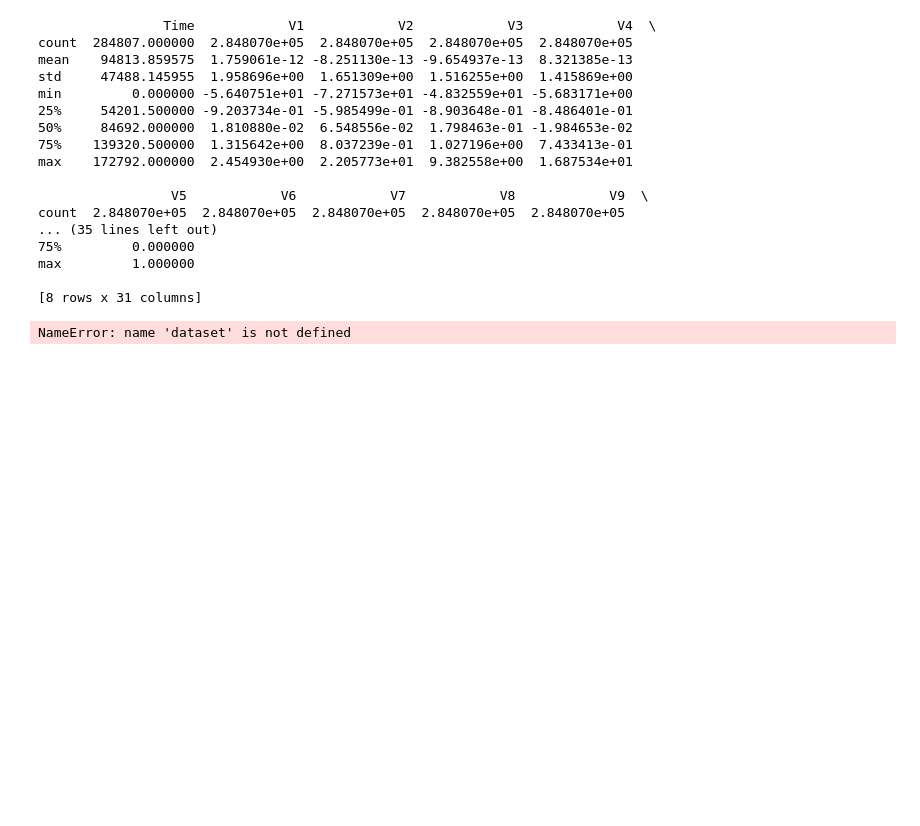
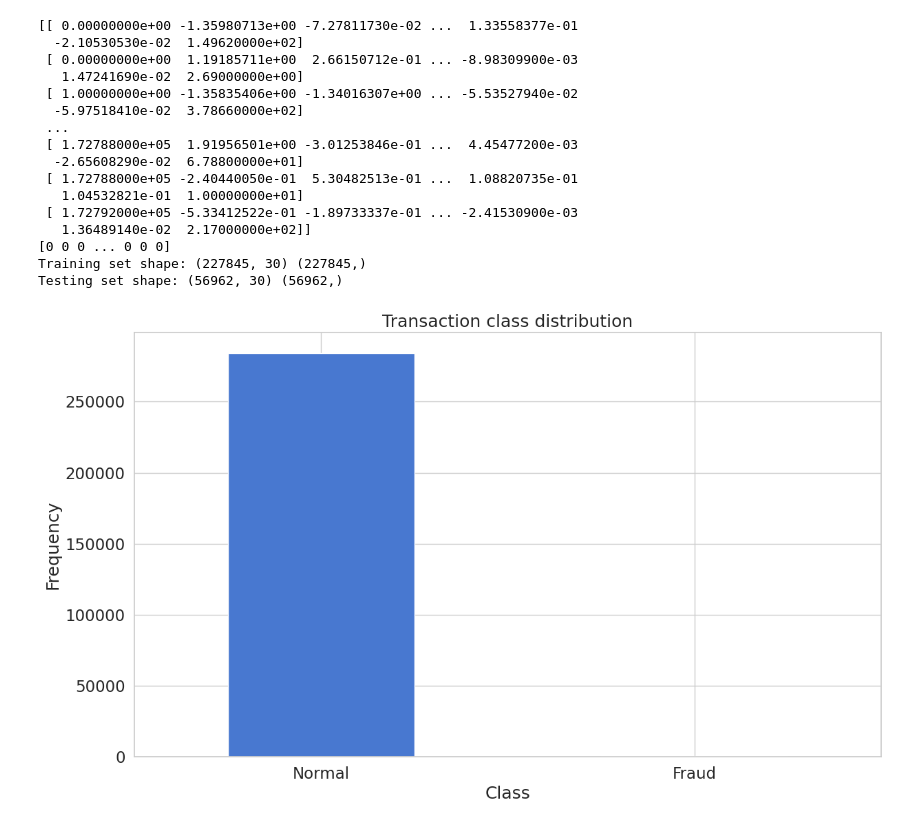
Before and after one commit to DSstratigou/Askhsh, a Jupyter notebook: stratigou_ask5_en4.ipynb, the cells around one changed output. Saved outputs shown, nothing was run; the diff lists cells and outputs as text; code cells hidden in the pictures; blank space fills up the shorter version.

```diff
--- a/stratigou_ask5_en4.ipynb
+++ b/stratigou_ask5_en4.ipynb
@@ -27,53 +27,54 @@ data = pd.read_csv(url)
 data = data.select_dtypes(include=['float64', 'int64']).dropna()
 
 
 # διαχωρισμός ανεξάρτητων και εξαρτημένων μεταβλητών
-X= dataset.iloc[:,:-1].values
-y= dataset.iloc[:,30].values
+X= data.iloc[:,:-1].values
+y= data.iloc[:,30].values
+print(X)
+print(y)
 X.shape
 y.shape
 
 # διαχωρισμός συνόλου δεδομένων σε σύνολο εκπαίδευσης και δοκιμών
 X_train, X_test, y_train, y_test = train_test_split (X, y, test_size=0.2,random_state=42)
 print("Training set shape:" , X_train.shape ,y_train.shape)
 print("Testing set shape:" , X_test.shape ,y_test.shape)
 
 
 
 # κατανομή της εξαρτημένης μεταβλητής (class)
 count_classes = pd.value_counts(data['Class'], sort = True)
 count_classes.plot(kind = 'bar', rot=0)
 plt.title("Transaction class distribution")
 plt.xticks(range(2), LABELS)
 plt.xlabel("Class")
 plt.ylabel("Frequency");
 
 # δημιουργία Random Forest αλγορίθμου
-
+forest = RandomForestClassifier(max_depth=5)
 
 # εκπαίδευση αλγόριθμου
-
+forest.fit(X_train, y_train)
 
 # πρόβλεψη συνόλου δοκιμής
-
+y_pred = forest.predict(X_test)
 
 # υπολογισμός μετρικών αξιολόγησης (accuracy, precision, recall, f-score, confusion matrix)
 # %% [output]
-                Time            V1            V2            V3            V4  \
-count  284807.000000  2.848070e+05  2.848070e+05  2.848070e+05  2.848070e+05
-mean    94813.859575  1.759061e-12 -8.251130e-13 -9.654937e-13  8.321385e-13
-std     47488.145955  1.958696e+00  1.651309e+00  1.516255e+00  1.415869e+00
-min         0.000000 -5.640751e+01 -7.271573e+01 -4.832559e+01 -5.683171e+00
-25%     54201.500000 -9.203734e-01 -5.985499e-01 -8.903648e-01 -8.486401e-01
-50%     84692.000000  1.810880e-02  6.548556e-02  1.798463e-01 -1.984653e-02
-75%    139320.500000  1.315642e+00  8.037239e-01  1.027196e+00  7.433413e-01
-max    172792.000000  2.454930e+00  2.205773e+01  9.382558e+00  1.687534e+01
-
-                 V5            V6            V7            V8            V9  \
-count  2.848070e+05  2.848070e+05  2.848070e+05  2.848070e+05  2.848070e+05
-... (35 lines left out)
-75%         0.000000
-max         1.000000
-
-[8 rows x 31 columns]
+[[ 0.00000000e+00 -1.35980713e+00 -7.27811730e-02 ...  1.33558377e-01
+  -2.10530530e-02  1.49620000e+02]
+ [ 0.00000000e+00  1.19185711e+00  2.66150712e-01 ... -8.98309900e-03
+   1.47241690e-02  2.69000000e+00]
+ [ 1.00000000e+00 -1.35835406e+00 -1.34016307e+00 ... -5.53527940e-02
+  -5.97518410e-02  3.78660000e+02]
+ ...
+ [ 1.72788000e+05  1.91956501e+00 -3.01253846e-01 ...  4.45477200e-03
+  -2.65608290e-02  6.78800000e+01]
+ [ 1.72788000e+05 -2.40440050e-01  5.30482513e-01 ...  1.08820735e-01
+   1.04532821e-01  1.00000000e+01]
+ [ 1.72792000e+05 -5.33412522e-01 -1.89733337e-01 ... -2.41530900e-03
+   1.36489140e-02  2.17000000e+02]]
+[0 0 0 ... 0 0 0]
+Training set shape: (227845, 30) (227845,)
+Testing set shape: (56962, 30) (56962,)
-NameError: name 'dataset' is not defined
+[figure, added]
```
